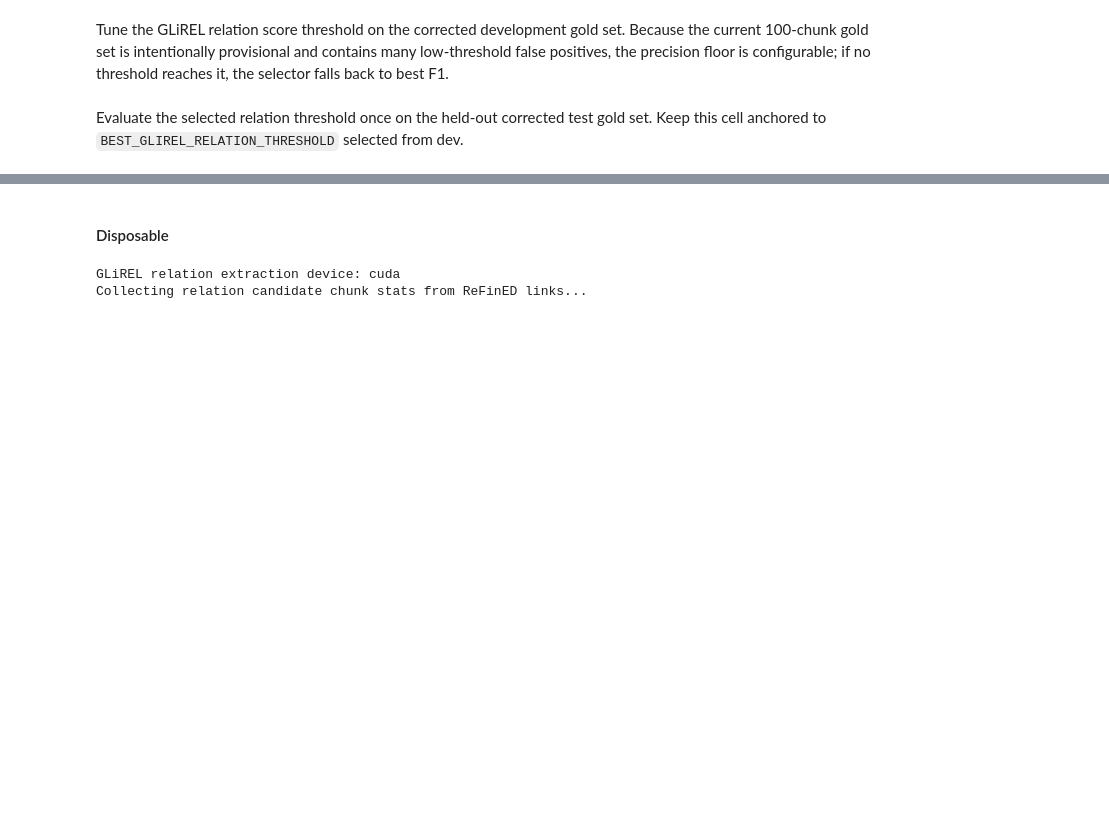
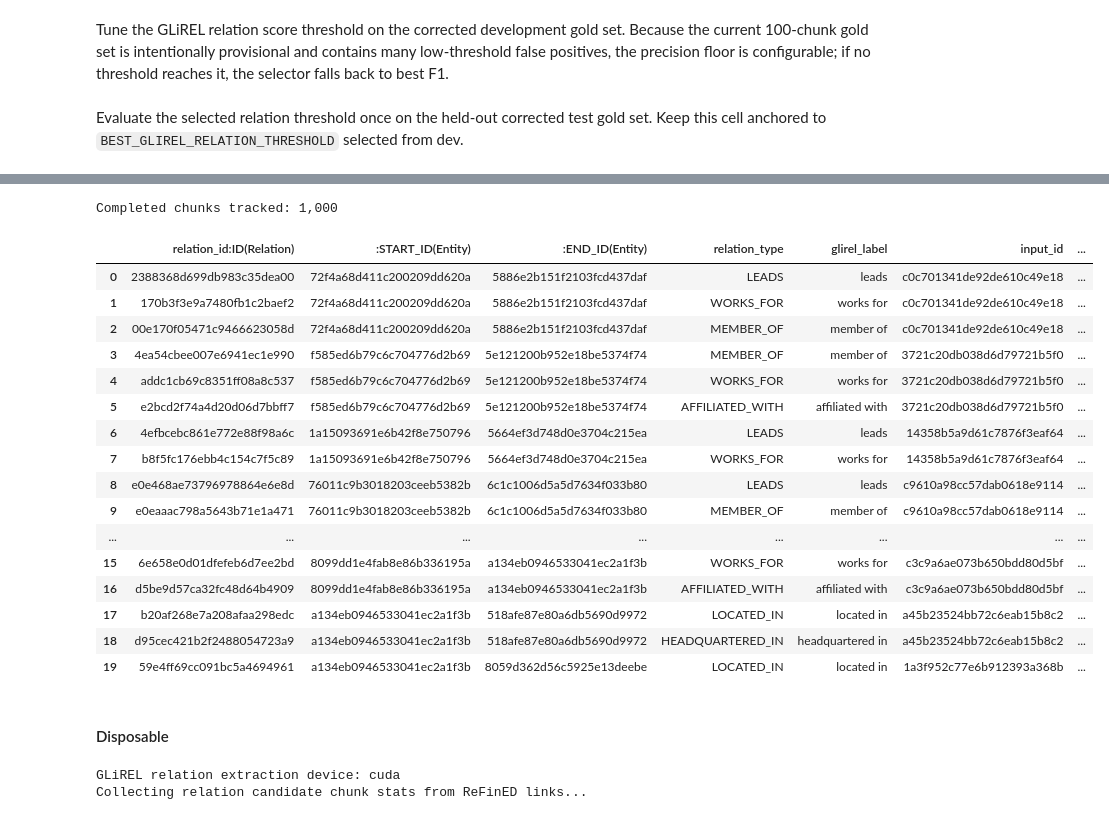
Before and after one commit to plminh-sdh/Design-and-Evaluation-of-Secure-Retrieval-Augmented-Systems-for-Large-Scale-Digital-Archives, a Jupyter notebook: Database.ipynb, the cells around one changed output, grey strips where cells are left out. Drawn from its saved outputs; the diff is of its cells as text; code cells hidden in the pictures; blank space fills up the shorter version.

Commit message:
add typed relation extraction

```diff
--- a/Database.ipynb
+++ b/Database.ipynb
@@ -3784,0 +3921,29 @@ display(
+# %%
+# Preview the append-only relation edge export and lightweight progress file.
+relation_apply_completed_chunks = load_completed_relation_chunk_ids(RELATION_TYPED_PROGRESS_CSV)
+print(f"Completed chunks tracked: {len(relation_apply_completed_chunks):,}")
+
+if RELATION_TYPED_RELATIONS_CSV.exists() and RELATION_TYPED_RELATIONS_CSV.stat().st_size > 0:
+    relation_apply_preview_df = pd.read_csv(RELATION_TYPED_RELATIONS_CSV, nrows=20)
+    display(relation_apply_preview_df)
+else:
+    print("No typed relation rows have been exported yet.")
+# %% [output]
+Completed chunks tracked: 1,000
+|  | relation_id:ID(Relation) | :START_ID(Entity) | :END_ID(Entity) | relation_type | glirel_label | input_id | ... |
+| 0 | 2388368d699db983c35dea00 | 72f4a68d411c200209dd620a | 5886e2b151f2103fcd437daf | LEADS | leads | c0c701341de92de610c49e18 | ... |
+| 1 | 170b3f3e9a7480fb1c2baef2 | 72f4a68d411c200209dd620a | 5886e2b151f2103fcd437daf | WORKS_FOR | works for | c0c701341de92de610c49e18 | ... |
+| 2 | 00e170f05471c9466623058d | 72f4a68d411c200209dd620a | 5886e2b151f2103fcd437daf | MEMBER_OF | member of | c0c701341de92de610c49e18 | ... |
+| 3 | 4ea54cbee007e6941ec1e990 | f585ed6b79c6c704776d2b69 | 5e121200b952e18be5374f74 | MEMBER_OF | member of | 3721c20db038d6d79721b5f0 | ... |
+| 4 | addc1cb69c8351ff08a8c537 | f585ed6b79c6c704776d2b69 | 5e121200b952e18be5374f74 | WORKS_FOR | works for | 3721c20db038d6d79721b5f0 | ... |
+| 5 | e2bcd2f74a4d20d06d7bbff7 | f585ed6b79c6c704776d2b69 | 5e121200b952e18be5374f74 | AFFILIATED_WITH | affiliated with | 3721c20db038d6d79721b5f0 | ... |
+| 6 | 4efbcebc861e772e88f98a6c | 1a15093691e6b42f8e750796 | 5664ef3d748d0e3704c215ea | LEADS | leads | 14358b5a9d61c7876f3eaf64 | ... |
+| 7 | b8f5fc176ebb4c154c7f5c89 | 1a15093691e6b42f8e750796 | 5664ef3d748d0e3704c215ea | WORKS_FOR | works for | 14358b5a9d61c7876f3eaf64 | ... |
+| 8 | e0e468ae73796978864e6e8d | 76011c9b3018203ceeb5382b | 6c1c1006d5a5d7634f033b80 | LEADS | leads | c9610a98cc57dab0618e9114 | ... |
+| 9 | e0eaaac798a5643b71e1a471 | 76011c9b3018203ceeb5382b | 6c1c1006d5a5d7634f033b80 | MEMBER_OF | member of | c9610a98cc57dab0618e9114 | ... |
+| ... | ... | ... | ... | ... | ... | ... | ... |
+| 15 | 6e658e0d01dfefeb6d7ee2bd | 8099dd1e4fab8e86b336195a | a134eb0946533041ec2a1f3b | WORKS_FOR | works for | c3c9a6ae073b650bdd80d5bf | ... |
+| 16 | d5be9d57ca32fc48d64b4909 | 8099dd1e4fab8e86b336195a | a134eb0946533041ec2a1f3b | AFFILIATED_WITH | affiliated with | c3c9a6ae073b650bdd80d5bf | ... |
+| 17 | b20af268e7a208afaa298edc | a134eb0946533041ec2a1f3b | 518afe87e80a6db5690d9972 | LOCATED_IN | located in | a45b23524bb72c6eab15b8c2 | ... |
+| 18 | d95cec421b2f2488054723a9 | a134eb0946533041ec2a1f3b | 518afe87e80a6db5690d9972 | HEADQUARTERED_IN | headquartered in | a45b23524bb72c6eab15b8c2 | ... |
+| 19 | 59e4ff69cc091bc5a4694961 | a134eb0946533041ec2a1f3b | 8059d362d56c5925e13deebe | LOCATED_IN | located in | 1a3f952c77e6b912393a368b | ... |
```
Also changed, not shown: parts of 4 cells of this notebook, 1 other file.
